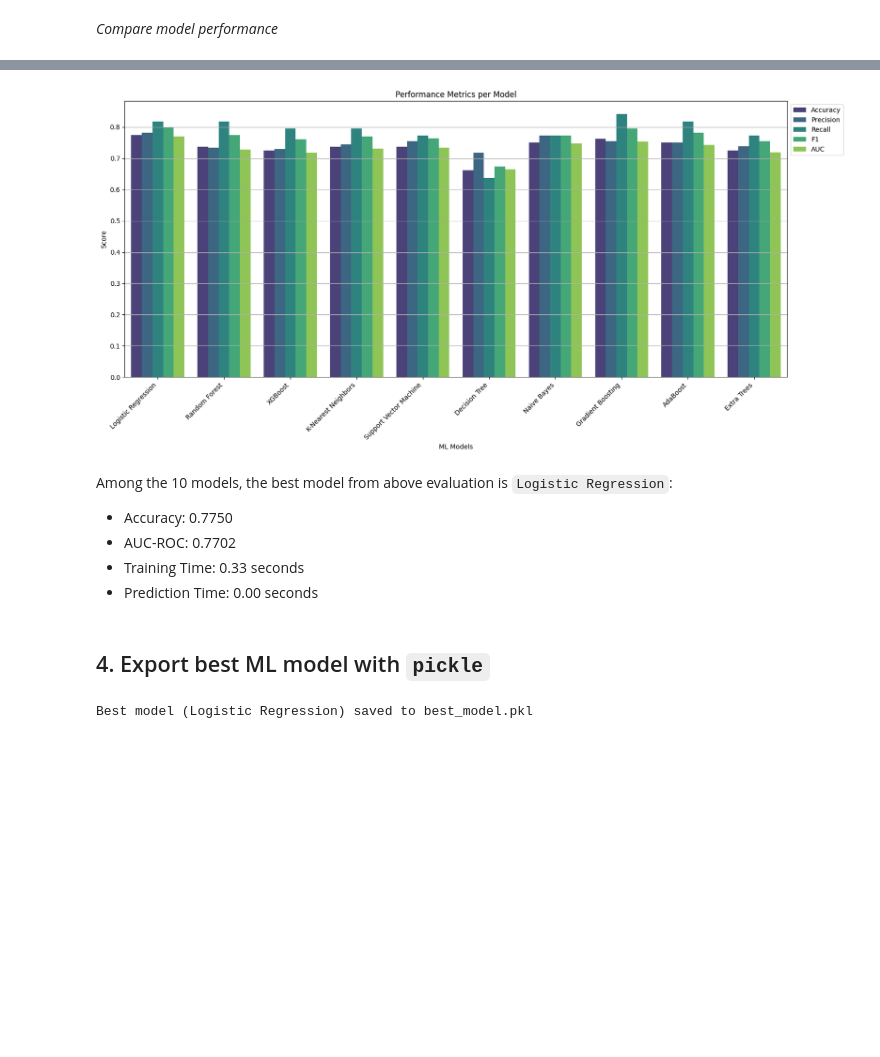
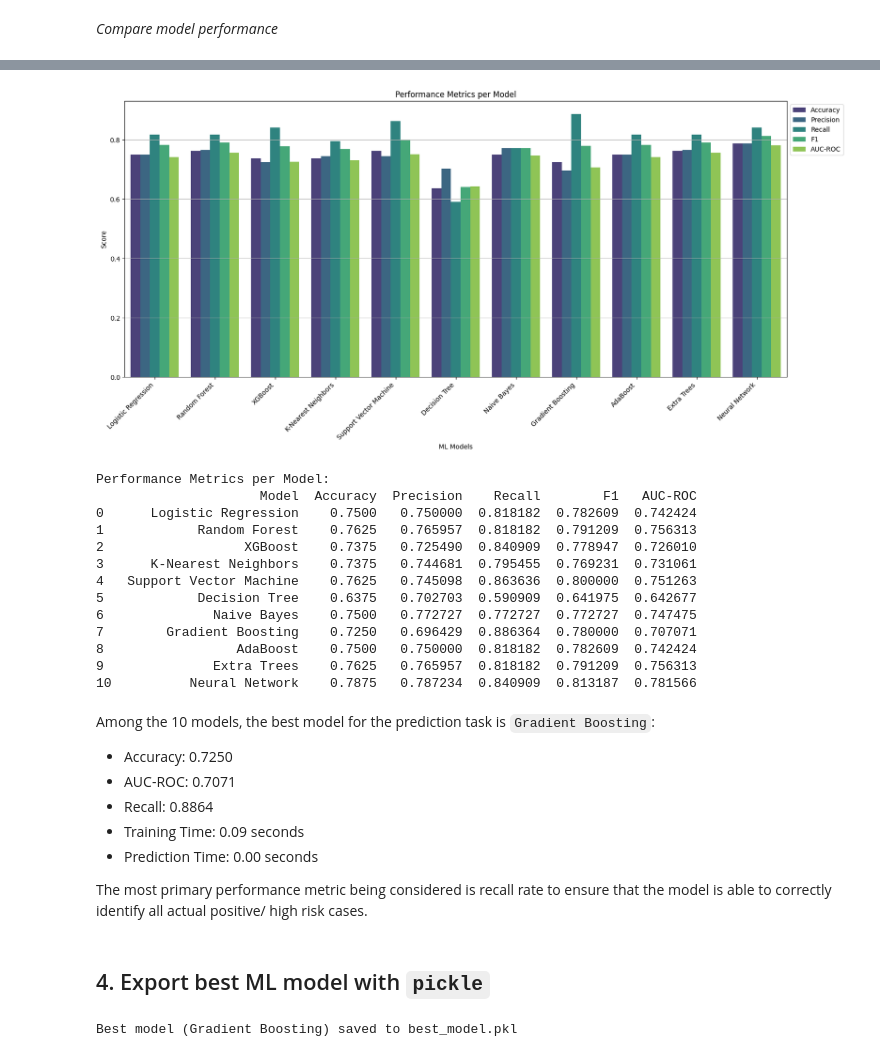
Before and after one commit to KentFre/CDS_CardioVision, a Jupyter notebook: data/04_heart_disease_predictive_analysis.ipynb, the cells around one changed output, grey strips where cells are left out. Cells and saved outputs as stored; diff of their text form; code cells hidden in the pictures; blank space fills up the shorter version.

```diff
--- a/data/04_heart_disease_predictive_analysis.ipynb
+++ b/data/04_heart_disease_predictive_analysis.ipynb
@@ -33,7 +52,7 @@ import shap
 ## 1. Loading dataset
 # %%
 # Load the complete_case dataset that was already prepared for machine learning (Standardization, One-Hot-Encoding)
-df = pd.read_csv('02_processed_data/complete_case_machine_learning_data.csv')
+df = pd.read_csv('complete_case_machine_learning_data.csv')
 # %%
 # Display the first few rows
 df.head()
@@ -297,11 +357,22 @@ for model_name, mp in models.items():
     model = mp['model']
     params = mp['params']
 
-    if params:
-        grid_search = GridSearchCV(estimator=model, param_grid=params, cv= stratified_kfold, scoring='accuracy', n_jobs=-1)
+    if params and model_name != 'Neural Network':
+        grid_search = GridSearchCV(estimator=model, param_grid=params, cv= stratified_kfold, scoring={'recall': 'recall', 'precision': 'precision', 'roc_auc': 'roc_auc', 'f1': 'f1', 'accuracy': 'accuracy'}, refit= 'recall', n_jobs=-1)
         grid_search.fit(X_train, y_train)
         best_model = grid_search.best_estimator_
         best_params = grid_search.best_params_
+    elif model_name == 'Neural Network':
+        # For neural network, use fit method instead of GridSearchCV
+         from tensorflow.keras.wrappers.scikit_learn import KerasClassifier
+          # Wrap the create_nn_model function with KerasClassifier
+         model = KerasClassifier(build_fn=create_nn_model, input_dim=X_train.shape[1], verbose=0)
+
+        # Now you can use GridSearchCV with the wrapped model
+         grid_search = GridSearchCV(estimator=model, param_grid=params, cv=stratified_kfold, scoring={'recall': 'recall', 'precision': 'precision', 'roc_auc': 'roc_auc', 'f1': 'f1', 'accuracy': 'accuracy'}, refit= 'recall', n_jobs=-1)
+         grid_search.fit(X_train, y_train)
+         best_model = grid_search.best_estimator_
+         best_params = grid_search.best_params_
     else:
         # For models without hyperparameters to tune (e.g., Naive Bayes)
         best_model = model.fit(X_train, y_train)
@@ -309,7 +380,13 @@ for model_name, mp in models.items():
 
     y_pred = best_model.predict(X_test)
     t_start = time.time()
-    grid_search.fit(X_train, y_train)
+
+    # Fit the best model (or re-fit if not using GridSearchCV)
+    if model_name != 'Neural Network':  # Add this condition
+        best_model.fit(X_train, y_train)  # Add this line
+    else:
+        best_model.fit(X_train, y_train, epochs=best_params['epochs'], batch_size=best_params['batch_size'], verbose=0)  # Add this line
+
     t_end = time.time()
     training_time = t_end - t_start
     t_start = time.time()
@@ -319,17 +396,20 @@ for model_name, mp in models.items():
 
     accuracy = accuracy_score(y_test, y_pred)
     auc = roc_auc_score(y_test, y_pred)
+    recall = recall_score(y_test, y_pred)
+    precision = precision_score(y_test, y_pred)
+    f1 = f1_score(y_test, y_pred)
 
     print(f"Best Parameters: {best_params}")
-    print(f"{model_name} Accuracy: {accuracy:.4f}")
-    print(f"{model_name} AUC: {auc:.4f}")
+    print(f"{model_name} Recall: {recall:.4f}")
+    print(f"{model_name} AUC-ROC: {auc:.4f}")
     print(f"Training Time: {training_time:.2f} seconds")
     print(f"Prediction Time: {prediction_time:.2f} seconds")
     print("Classification Report:\n", classification_report(y_test, y_pred))
     print(f"Best model: ", best_model)
 
     # Store results
-    model_results[model_name] = accuracy
+    model_results[model_name] = recall
     best_estimators[model_name] = best_model
 # %% [output]
 Training and tuning Logistic Regression...
@@ -427,7 +503,8 @@ df_performance = pd.DataFrame({
     'Precision': precisions,
     'Recall': recalls,
     'F1': f1s,
-    'AUC': aucs
+    'AUC-ROC': aucs,
+
 })
 
 # Melt the DataFrame to long format for plotting
@@ -444,4 +521,7 @@ plt.tight_layout()
 plt.legend(bbox_to_anchor=(1, 1))
 plt.grid(axis="y")
 plt.show()
+
+print("Performance Metrics per Model:")
+print(df_performance)
 # %% [output]
@@ -448,13 +529,30 @@ plt.show()
-[figure, old version]
+[figure, new version]
+Performance Metrics per Model:
+                     Model  Accuracy  Precision    Recall        F1   AUC-ROC
+0      Logistic Regression    0.7500   0.750000  0.818182  0.782609  0.742424
+1            Random Forest    0.7625   0.765957  0.818182  0.791209  0.756313
+2                  XGBoost    0.7375   0.725490  0.840909  0.778947  0.726010
+3      K-Nearest Neighbors    0.7375   0.744681  0.795455  0.769231  0.731061
+4   Support Vector Machine    0.7625   0.745098  0.863636  0.800000  0.751263
+5            Decision Tree    0.6375   0.702703  0.590909  0.641975  0.642677
+6              Naive Bayes    0.7500   0.772727  0.772727  0.772727  0.747475
+7        Gradient Boosting    0.7250   0.696429  0.886364  0.780000  0.707071
+8                 AdaBoost    0.7500   0.750000  0.818182  0.782609  0.742424
+9              Extra Trees    0.7625   0.765957  0.818182  0.791209  0.756313
+10          Neural Network    0.7875   0.787234  0.840909  0.813187  0.781566
 # %% [markdown]
-Among the 10 models, the best model from above evaluation is `Logistic Regression`:
-* Accuracy: 0.7750
-* AUC-ROC: 0.7702
-* Training Time: 0.33 seconds
+Among the 10 models, the best model for the prediction task is `Gradient Boosting`:
+* Accuracy: 0.7250
+* AUC-ROC: 0.7071
+* Recall: 0.8864
+* Training Time: 0.09 seconds
 * Prediction Time: 0.00 seconds
+
+The most primary performance metric being considered is recall rate to ensure that the model is able to correctly identify all actual positive/ high risk cases.
 # %% [markdown]
 ## 4. Export best ML model with `pickle`
 # %%
+import os
 import pickle
 
 best_model_name = max(model_results, key=model_results.get)
@@ -463,10 +561,13 @@ best_model = best_estimators[best_model_name]
 # Define the save path
 save_path = "../visualization/models/risk_prediction_model.pkl"
 
+os.makedirs(os.path.dirname(save_path), exist_ok=True)
+
+
 # Save the best model using pickle
 with open(save_path, 'wb') as file:
     pickle.dump(best_model, file)
 
 print(f"Best model ({best_model_name}) saved to best_model.pkl")
 # %% [output]
-Best model (Logistic Regression) saved to best_model.pkl
+Best model (Gradient Boosting) saved to best_model.pkl
```
Also changed, not shown: parts of 8 cells of this notebook, 4 other files.
